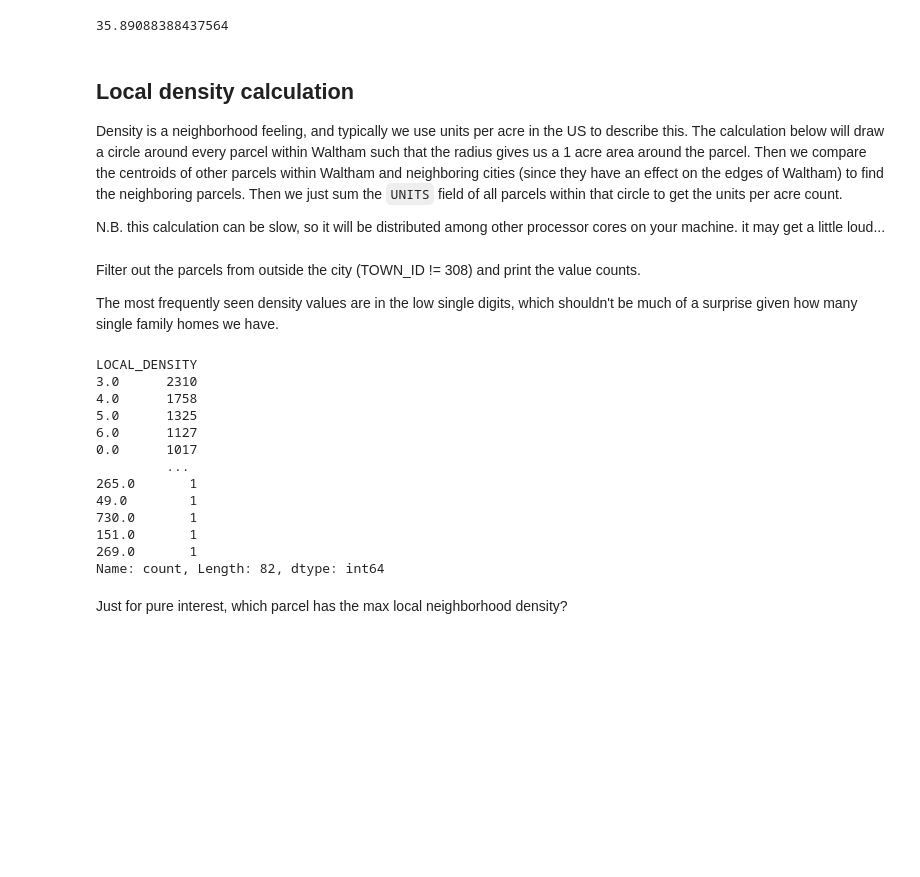
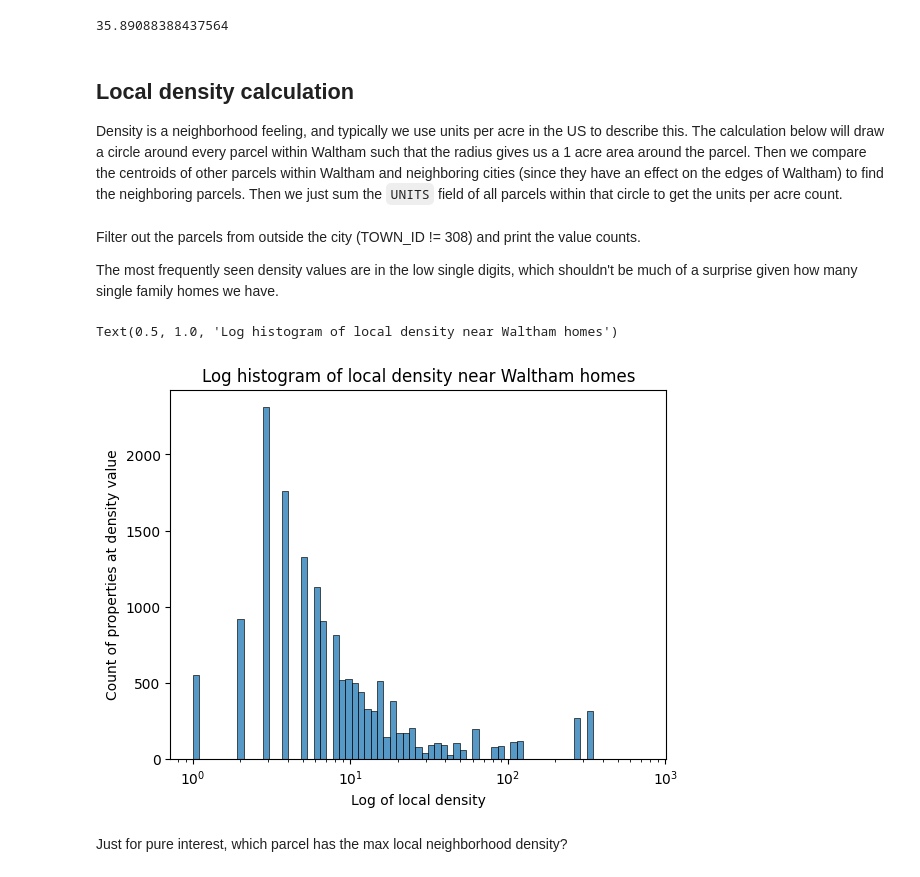
Before and after one commit to tjrileywisc/waltham_gis, a Jupyter notebook: investigations/housing_density/notebook.ipynb, the cells around one changed output. Drawn from its saved outputs; the diff is of its cells as text; code cells hidden in the pictures; blank space fills up the shorter version.

Commit message:
Update local density calc (#63)
* Use spatial index to speed up calculation and create histogram plot of densities

* Generate page of published links

```diff
--- a/investigations/housing_density/notebook.ipynb
+++ b/investigations/housing_density/notebook.ipynb
@@ -165,47 +165,28 @@ will draw a circle around every parcel within Waltham such that the radius gives
 Then we compare the centroids of other parcels within Waltham and neighboring cities (since they have an effect
 on the edges of Waltham) to find the neighboring parcels. Then we just sum the `UNITS` field of all parcels within
 that circle to get the units per acre count.
-
-N.B. this calculation can be slow, so it will be distributed among other processor cores on your machine. it may get a little loud...
 # %%
 from investigations.housing_density.calc_local_density import calc_local_density
 
-pbar = tqdm(total=len(properties_df.index))
-with ProcessPoolExecutor() as executor:
-    n_chunks = os.cpu_count()
-    chunks = np.array_split(properties_df.index, 100)
-    futures = [executor.submit(calc_local_density, properties_df, chunk) for chunk in chunks]
+waltham_indexes = properties_df[properties_df["TOWN_ID"] == 308].index
 
-    for future in as_completed(futures):
-        results = future.result()
-        exception = future.exception()
-        if exception:
-            print(exception)
-            continue
-        for pair in results:
-            properties_df.at[pair[0], "LOCAL_DENSITY"] = pair[1]
-            pbar.update()
+results = calc_local_density(properties_df, waltham_indexes)
+for pair in results:
+    properties_df.at[pair[0], "LOCAL_DENSITY"] = pair[1]
 # %% [markdown]
 Filter out the parcels from outside the city (TOWN_ID != 308) and print the value counts.
 
 The most frequently seen density values are in the low single digits, which shouldn't be much of a surprise given how many single family homes we have.
-# %%
-properties_df = properties_df[properties_df["TOWN_ID"] == int(cities["WALTHAM"]["id"])]
-properties_df["LOCAL_DENSITY"].value_counts()
-# %% [output]
-LOCAL_DENSITY
-3.0      2310
-4.0      1758
-5.0      1325
-6.0      1127
-0.0      1017
-         ...
-265.0       1
-49.0        1
-730.0       1
-151.0       1
-269.0       1
-Name: count, Length: 82, dtype: int64
+# %%
+properties_df = properties_df[properties_df["TOWN_ID"] == int(cities["WALTHAM"]["id"])]
+ax = sns.histplot(properties_df, x="LOCAL_DENSITY", log_scale=True)
+
+ax.set_xlabel("Log of local density")
+ax.set_ylabel("Count of properties at density value")
+ax.set_title("Log histogram of local density near Waltham homes")
+# %% [output]
+Text(0.5, 1.0, 'Log histogram of local density near Waltham homes')
+[figure, added]
 # %% [markdown]
 Just for pure interest, which parcel has the max local neighborhood density?
 # %%
```
Also changed, not shown: parts of 8 cells of this notebook, 7 other files.
